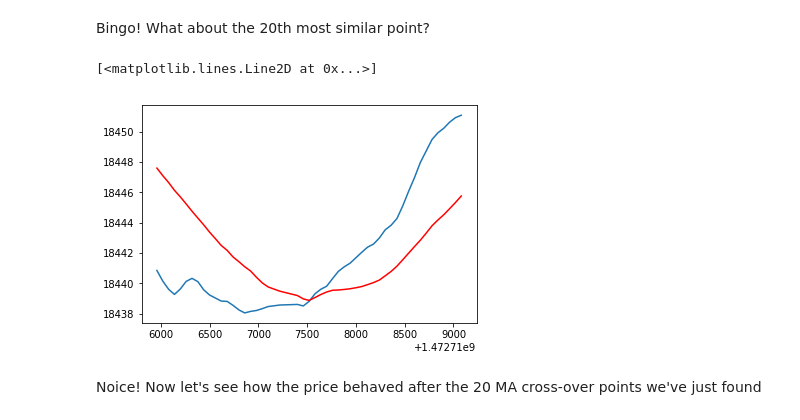
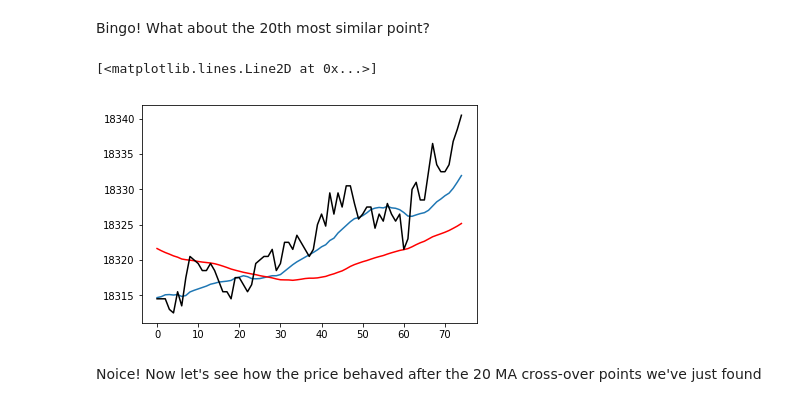
Before and after one commit to Karagul/TekNNical, a Jupyter notebook: preliminary_notes.ipynb, the cells around one changed output. Drawn from its saved outputs; the diff is of its cells as text; code cells hidden in the pictures.

```diff
--- a/preliminary_notes.ipynb
+++ b/preliminary_notes.ipynb
@@ -86,11 +107,12 @@ plt.plot(price[i3[0]-25:i3[0]+25,0],MA2[i3[0]-25:i3[0]+25],'red')
 # %% [markdown]
 Bingo! What about the 20th most similar point?
-# %%
-plt.plot(price[i3[19]-25:i3[19]+25,0],MA1[i3[19]-25:i3[19]+25])
-plt.plot(price[i3[19]-25:i3[19]+25,0],MA2[i3[19]-25:i3[19]+25],'red')
-# %% [output]
-[<matplotlib.lines.Line2D at 0x...>]
-[figure, removed]
+# %%
+plt.plot(MA1[i3[1]-25:i3[1]+50])
+plt.plot(MA2[i3[1]-25:i3[1]+50],'red')
+plt.plot(price[i3[1]-25:i3[1]+50,4],'black')
+# %% [output]
+[<matplotlib.lines.Line2D at 0x...>]
+[figure, added]
 # %% [markdown]
 Noice! Now let's see how the price behaved after the 20 MA cross-over points we've just found
 # %%
```
Also changed, not shown: parts of 15 cells of this notebook.
